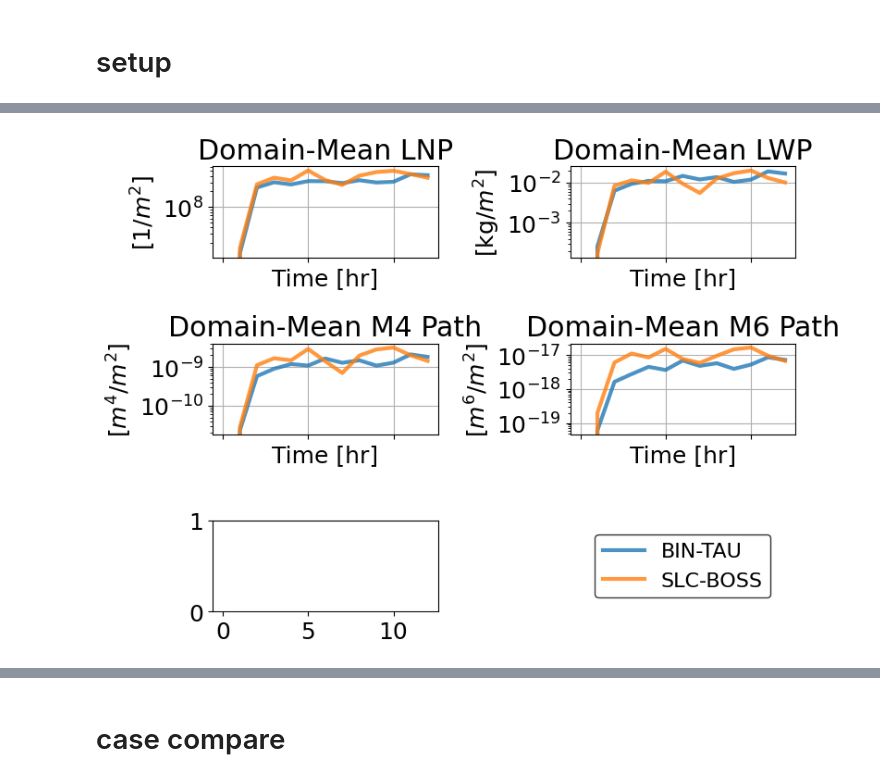
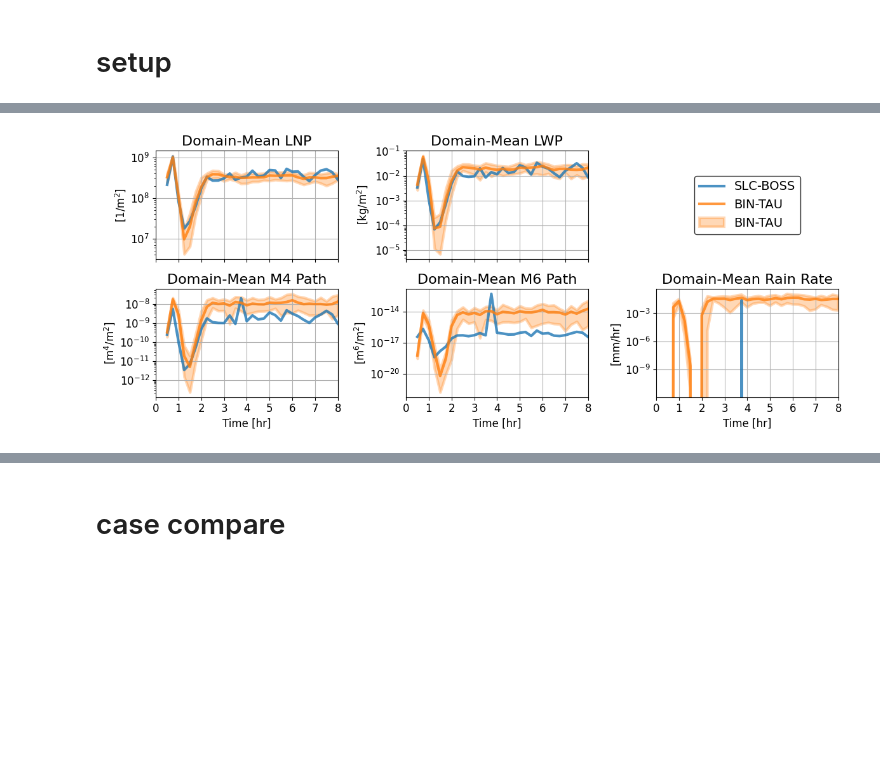
Before and after one commit to arthurzqhu/BOSS_PPE, a Jupyter notebook: cm1_viz.ipynb, the cells around one changed output, grey strips where cells are left out. Drawn from its saved outputs; the diff is of its cells as text; code cells hidden in the pictures; blank space fills up the shorter version.

```diff
--- a/cm1_viz.ipynb
+++ b/cm1_viz.ipynb
@@ -63,9 +86,11 @@ for initcond_combo in tqdm(itertools.product(*[vars_strs[0]])):
 # load BOSS data
 
 for initcond_combo in tqdm(itertools.product(*[vars_strs[0]])):
-    ic_str = "".join(initcond_combo)
-    file_info.update({'sim_config': sim_config,
-                      'vars_str': list(initcond_combo),
-                      'date': nikki,
-                      'mp_config': train_mp})
-    cl.load_cm1(file_info, var_interest, nc_dict, False)
+    train_file_info.update({'vars_str': initcond_combo})
+    for sim_config in sim_configs:
+        train_file_info.update({'sim_config': sim_config})
+        cl.load_cm1(train_file_info, var_interest, ss_hr, nc_dict, False, lwp_threshold=lwp_threshold)
+    # for ref_mp in ref_mps:
+    #     train_file_info_2cat = train_file_info.copy()
+    #     train_file_info_2cat.update({'sim_config': sim2cat_config, 'mp_config': ref_mp})
+    #     cl.load_cm1(train_file_info_2cat, var_interest, ss_hr, nc_dict, False, lwp_threshold=lwp_threshold)
@@ -80,41 +213,72 @@ plt.rc('font', size=18)
 # %%
-varsplot = ['M0_dmpath', 'M3_dmpath', 'M4_dmpath', 'M6_dmpath']
+varsplot = ['M0_dmpath', 'M4_dmpath', 'M3_dmpath', 'M6_dmpath', 'prate_dm']
+
 for case in vars_strs[0]:
-    fig, axs = plt.subplots(3, 2, figsize=(8, 6), sharex=True)
-    axs = axs.flatten()
-    min_time = min(
-        # nc_dict[sim2_config][case][var_interest[0]]['value'].shape[0],
-        nc_dict[case][mps[0]][var_interest[0]]['value'].shape[0],
-        nc_dict[case][mps[1]][var_interest[0]]['value'].shape[0])
-
-
-
+    fig, axs = plt.subplots(2, 3, figsize=(12, 5), sharex=True)
+    axs = axs.T.flatten()
     for iax, var in enumerate(varsplot):
+        if iax == 4:
+            iax += 1
         units = cl.output_var_set[var]['var_unit']
         longname = cl.output_var_set[var]['longname']
-        for i, mp in enumerate(mps):
-            axs[iax].plot(time[:min_time], nc_dict[case][mp][var]['value'][:min_time], label=mp, linewidth=3, alpha=0.8, color=color_order[i])
-        axs[iax].set_title(longname)
-        axs[iax].set_xlabel('Time [hr]')
+        i = 0
+        for idx in idx_to_plot:
+            sc = all_sim_configs[idx]
+            for mp in nc_dict[sc].keys():
+                if any(x in mp for x in ['time', 'x', 'y', 'z']):
+                    continue
+
+                # if '2CAT' in mp and ('M4' in var or 'M6' in var):
+                #     continue
+                if 'BIN' in mp and l_pert:
+                    tgt_data = []
+                    for ipert in range(len(nc_dict[sc][mp][case].keys())):
+                        tgt_data.append(nc_dict[sc][mp][case][ipert+1][var]['value'])
+                    tgt_data = np.stack(tgt_data)
+                    mean_tgt = np.mean(tgt_data, axis=0)
+                    min_tgt = np.min(tgt_data, axis=0)
+                    max_tgt = np.max(tgt_data, axis=0)
+                    axs[iax].plot(time, mean_tgt, label=mp_labels[i], linewidth=3, alpha=0.8, color=color_order[i])
+                    axs[iax].fill_between(time, min_tgt, max_tgt, label=mp_labels[i], linewidth=3, alpha=0.3, color=color_order[i])
+                else:
+                    axs[iax].plot(time, nc_dict[sc][mp][case][var]['value'],
+                                label=mp_labels[idx],
+                                linewidth=3,
+                                alpha=0.8,
+                                color=color_order[i])
+                i += 1
+        axs[iax].set_title(longname, fontsize=16)
+        is_even = (iax % 2 == 0)
+        if not is_even:
+            axs[iax].set_xlabel('Time [hr]')
         axs[iax].set_ylabel(f"[{units}]")
+        axs[iax].set_xlim(0, np.max(time))
         # axs[iax].legend(loc='lower right')
+        time_int = np.arange(np.max(time)+1)
+        axs[iax].set_xticks(time_int)
+        axs[iax].set_xticklabels([f"{val:.0f}" for val in time_int], fontsize=12)
         axs[iax].grid(True)
+        axs[iax].yaxis.get_offset_text().set_position((-0.15, 0.8))
+        # if 'M6' in var:
+        # if 'M6' in var or 'M4' in var:
         axs[iax].set_yscale('log')
+        # else:
+        #     axs[iax].set_yscale('linear')
     # After plotting all lines, add a single, consolidated legend for the entire figure
     # Collect handles and labels from the first axis (can be any axis as labels are consistent)
     # Place the legend in the empty subplot location (bottom right, i.e., axs[-1])
     handles, labels = axs[0].get_legend_handles_labels()
-    axs[-1].legend(handles, labels, loc='center', fontsize=16, frameon=True, edgecolor='black', fancybox=True)
-    axs[-1].axis('off')  # Hide the axes in the empty subplot
+    axs[-2].legend(handles, labels, loc='center', fontsize=14, frameon=True, edgecolor='black', fancybox=True)
+    axs[-2].axis('off')  # Hide the axes in the empty subplot
 
     # # Remove the unused subplot if present
     # if len(varsplot) < len(axs):
     #     for j in range(len(varsplot), len(axs)):
     #         fig.delaxes(axs[j])
     #     axs = axs[:len(varsplot)]
 
     plt.tight_layout()
     # Use bbox_inches='tight' to ensure the legend at the top is fully captured in the saved figure
-    plt.savefig(f"{plot_dir}{mps[0]}_{case}_dm_path.pdf", bbox_inches='tight')
+    plt.savefig(f"{plot_dir}{case}_dm_path.pdf", bbox_inches='tight')
 # %% [output]
-[figure, old version]
+[figure, new version]
```
Also changed, not shown: parts of 27 cells of this notebook, 12 other files.
